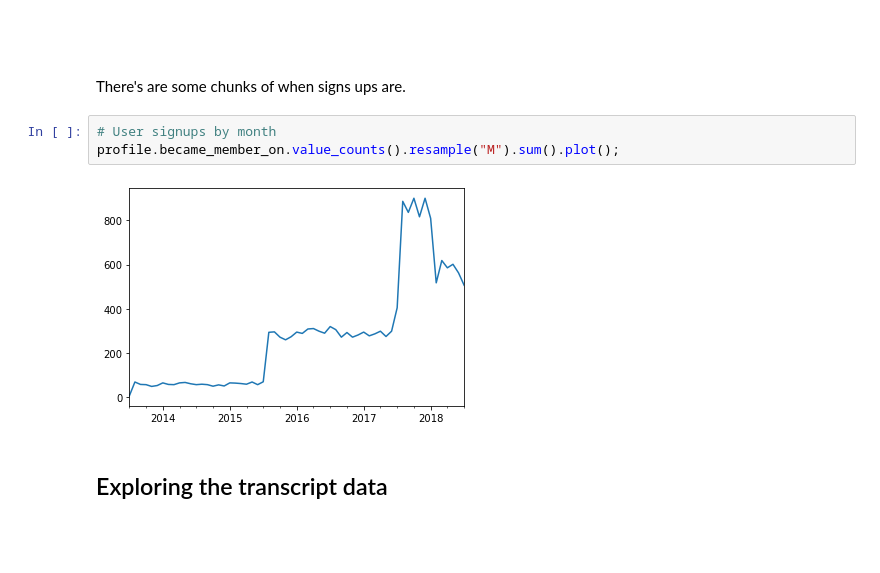
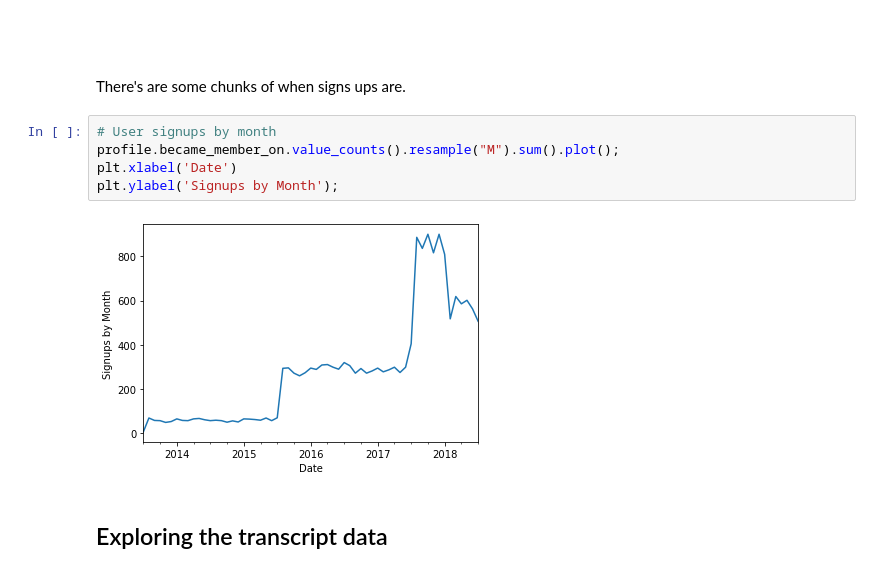
Before and after one commit to andrewKOwong/dsnd-starbucks, a Jupyter notebook: notebook-EDA.ipynb, the cells around one changed output. Drawn from its saved outputs; the diff is of its cells as text; blank space fills up the shorter version.

```diff
--- a/notebook-EDA.ipynb
+++ b/notebook-EDA.ipynb
@@ -173,8 +173,10 @@ There's are some chunks of when signs ups are.
 # %%
 # User signups by month
 profile.became_member_on.value_counts().resample("M").sum().plot();
+plt.xlabel('Date')
+plt.ylabel('Signups by Month');
 # %% [output]
-[figure, old version]
+[figure, new version]
 # %% [markdown]
 ## Exploring the transcript data
 # %% [markdown]
```
Also changed, not shown: parts of 18 cells of this notebook.
